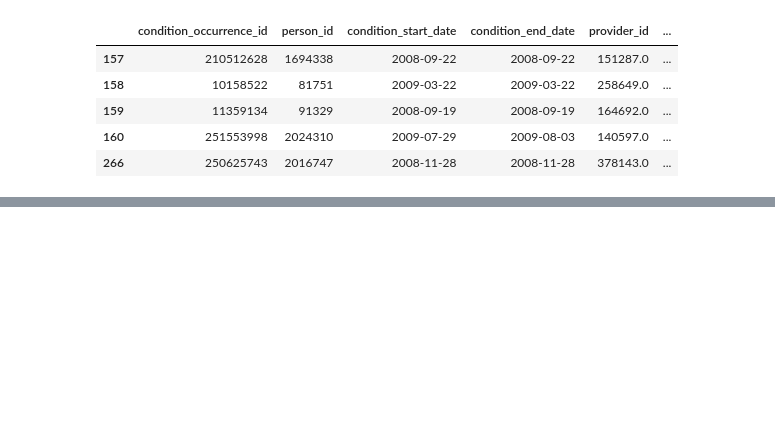
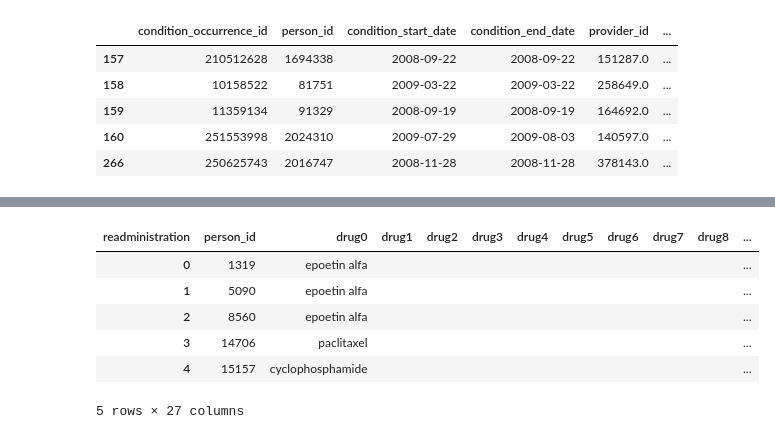
Before and after one commit to kees911/clinical-dashboard-ux-dissertation, a Jupyter notebook: dash/dash-notebooks/breast-cancer-frames.ipynb, the cells around one changed output, grey strips where cells are left out. Drawn from its saved outputs; the diff is of its cells as text; code cells hidden in the pictures; blank space fills up the shorter version.

```diff
--- a/dash/dash-notebooks/breast-cancer-frames.ipynb
+++ b/dash/dash-notebooks/breast-cancer-frames.ipynb
@@ -76,0 +253,15 @@ condition_occurrence_labelled.head()
+# %%
+#add a value of 1 to all data points for sums in the visualization
+df["value"] = 1
+#fill all empty cells with "N/A"
+df = df.fillna(" ")
+# %%
+df.head()
+# %% [output]
+| readministration | person_id | drug0 | drug1 | drug2 | drug3 | drug4 | drug5 | drug6 | drug7 | drug8 | ... |
+| 0 | 1319 | epoetin alfa |  |  |  |  |  |  |  |  | ... |
+| 1 | 5090 | epoetin alfa |  |  |  |  |  |  |  |  | ... |
+| 2 | 8560 | epoetin alfa |  |  |  |  |  |  |  |  | ... |
+| 3 | 14706 | paclitaxel |  |  |  |  |  |  |  |  | ... |
+| 4 | 15157 | cyclophosphamide |  |  |  |  |  |  |  |  | ... |
+5 rows × 27 columns
```
Also changed, not shown: parts of 23 cells of this notebook, 4 other files.
